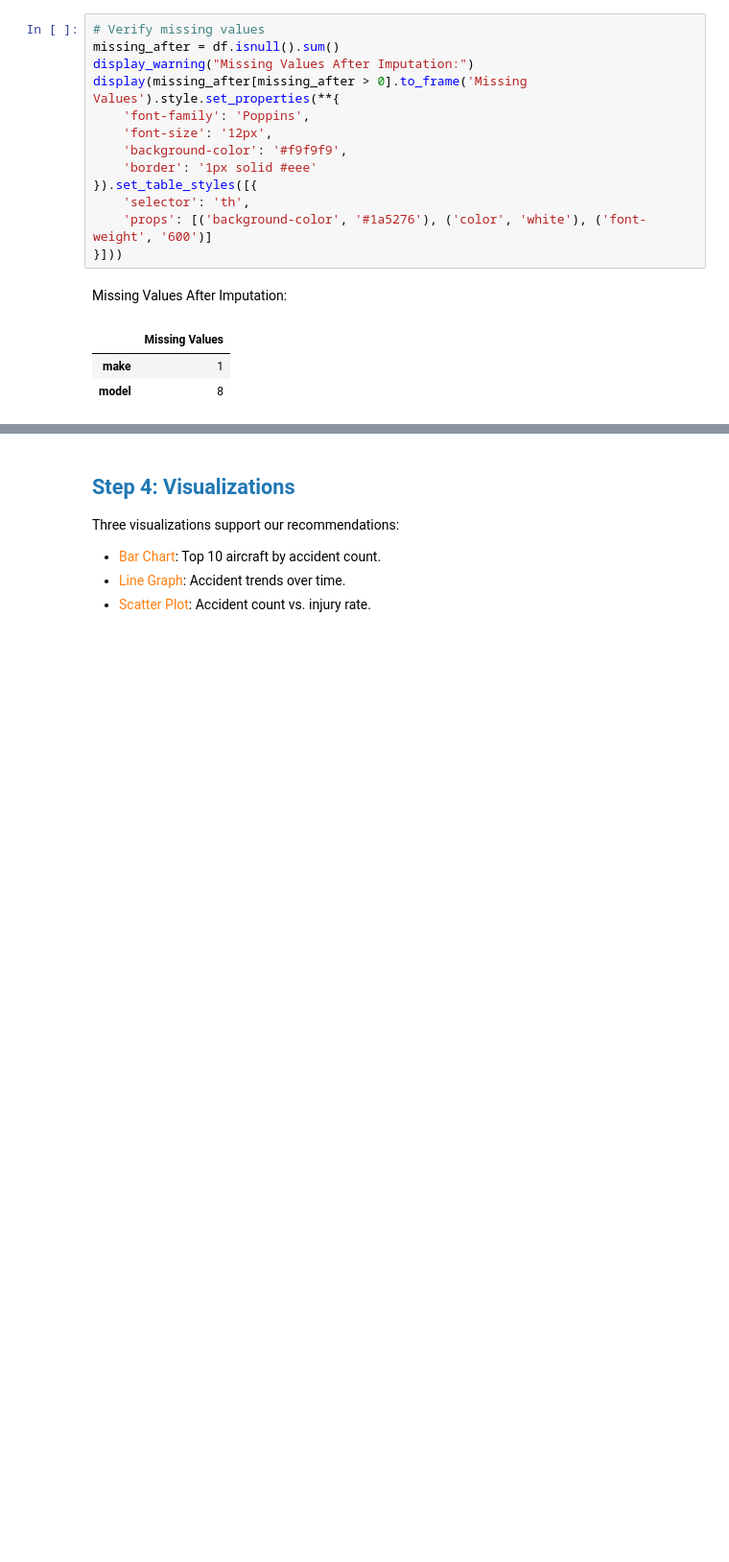
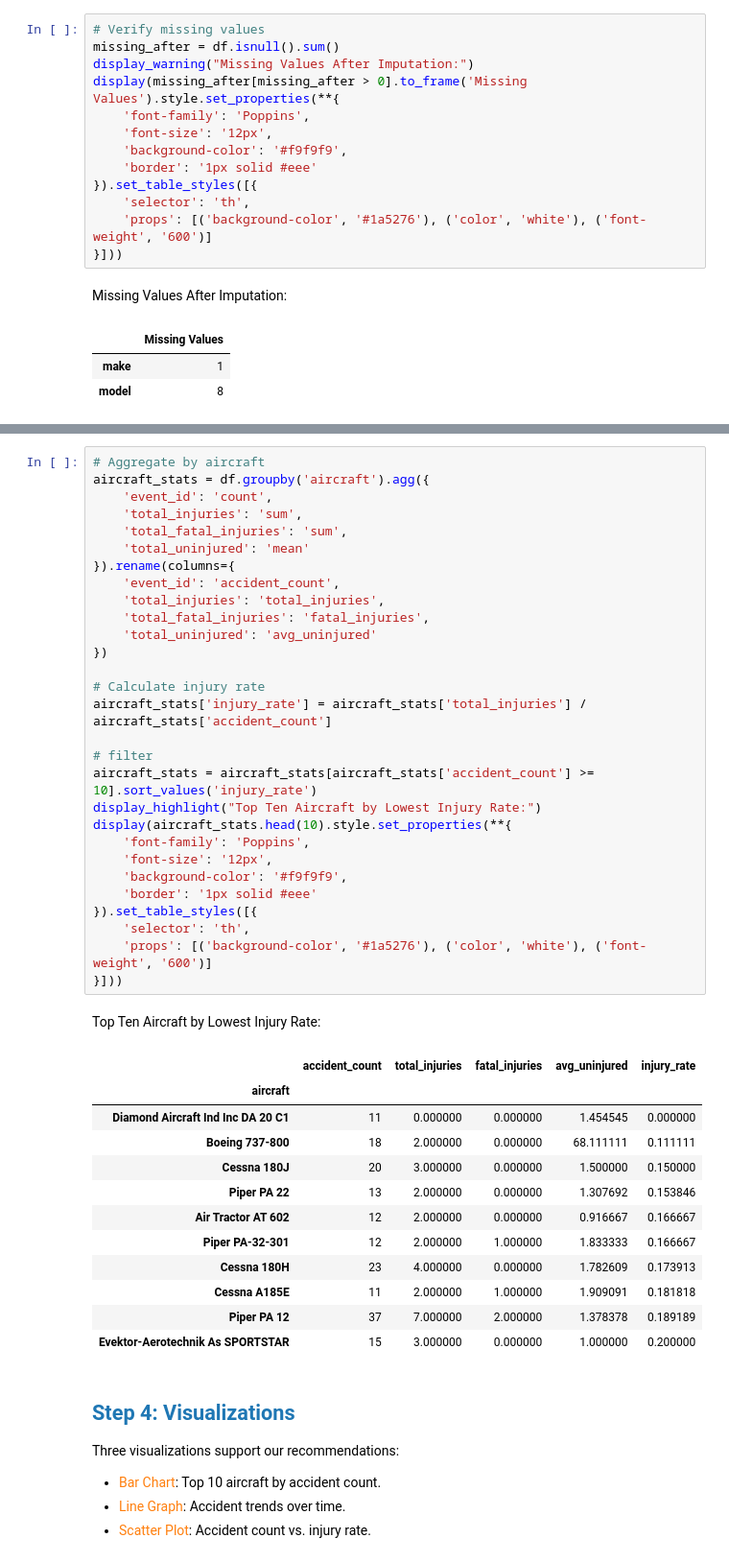
Before and after one commit to Bakley/end-of-Phase-One-Project, a Jupyter notebook: index.ipynb, the cells around one changed output, grey strips where cells are left out. Shown at 96% size. Saved outputs shown, nothing was run; the diff lists cells and outputs as text; blank space fills up the shorter version.

```diff
--- a/index.ipynb
+++ b/index.ipynb
@@ -323,3 +395,46 @@ We aggregate accidents and injuries by aircraft type, calculate injury rates, an
+# %%
+# Aggregate by aircraft
+aircraft_stats = df.groupby('aircraft').agg({
+    'event_id': 'count',
+    'total_injuries': 'sum',
+    'total_fatal_injuries': 'sum',
+    'total_uninjured': 'mean'
+}).rename(columns={
+    'event_id': 'accident_count',
+    'total_injuries': 'total_injuries',
+    'total_fatal_injuries': 'fatal_injuries',
+    'total_uninjured': 'avg_uninjured'
+})
+
+# Calculate injury rate
+aircraft_stats['injury_rate'] = aircraft_stats['total_injuries'] / aircraft_stats['accident_count']
+
+# filter
+aircraft_stats = aircraft_stats[aircraft_stats['accident_count'] >= 10].sort_values('injury_rate')
+display_highlight("Top Ten Aircraft by Lowest Injury Rate:")
+display(aircraft_stats.head(10).style.set_properties(**{
+    'font-family': 'Poppins',
+    'font-size': '12px',
+    'background-color': '#f9f9f9',
+    'border': '1px solid #eee'
+}).set_table_styles([{
+    'selector': 'th',
+    'props': [('background-color', '#1a5276'), ('color', 'white'), ('font-weight', '600')]
+}]))
+# %% [output]
+Top Ten Aircraft by Lowest Injury Rate:
+|  | accident_count | total_injuries | fatal_injuries | avg_uninjured | injury_rate |
+| aircraft |  |  |  |  |  |
+| Diamond Aircraft Ind Inc DA 20 C1 | 11 | 0.000000 | 0.000000 | 1.454545 | 0.000000 |
+| Boeing 737-800 | 18 | 2.000000 | 0.000000 | 68.111111 | 0.111111 |
+| Cessna 180J | 20 | 3.000000 | 0.000000 | 1.500000 | 0.150000 |
+| Piper PA 22 | 13 | 2.000000 | 0.000000 | 1.307692 | 0.153846 |
+| Air Tractor AT 602 | 12 | 2.000000 | 0.000000 | 0.916667 | 0.166667 |
+| Piper PA-32-301 | 12 | 2.000000 | 1.000000 | 1.833333 | 0.166667 |
+| Cessna 180H | 23 | 4.000000 | 0.000000 | 1.782609 | 0.173913 |
+| Cessna A185E | 11 | 2.000000 | 1.000000 | 1.909091 | 0.181818 |
+| Piper PA 12 | 37 | 7.000000 | 2.000000 | 1.378378 | 0.189189 |
+| Evektor-Aerotechnik As SPORTSTAR | 15 | 3.000000 | 0.000000 | 1.000000 | 0.200000 |
 # %% [markdown]
 ## <span style="color: #1f77b4;">Step 4: Visualizations</span>
 
```
Also changed, not shown: parts of 9 cells of this notebook.
